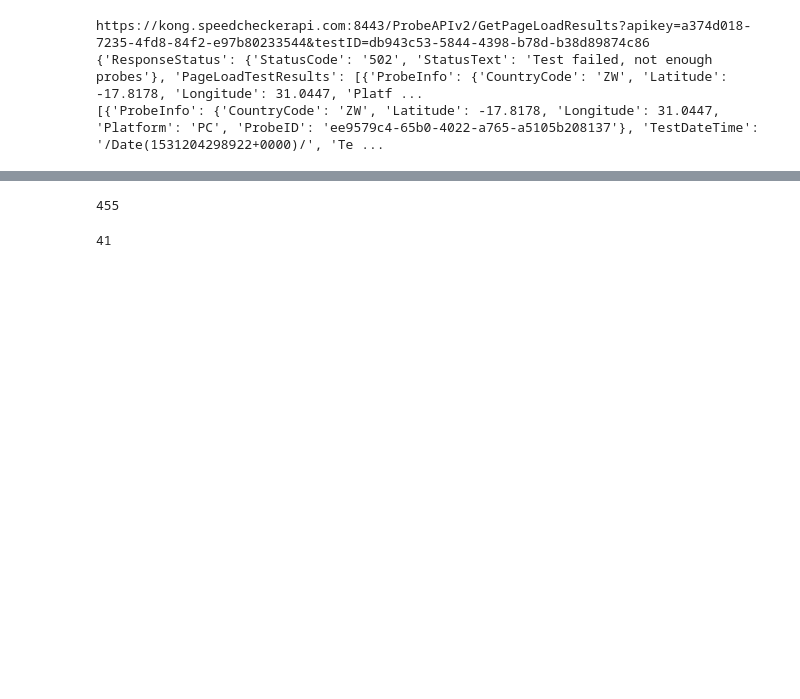
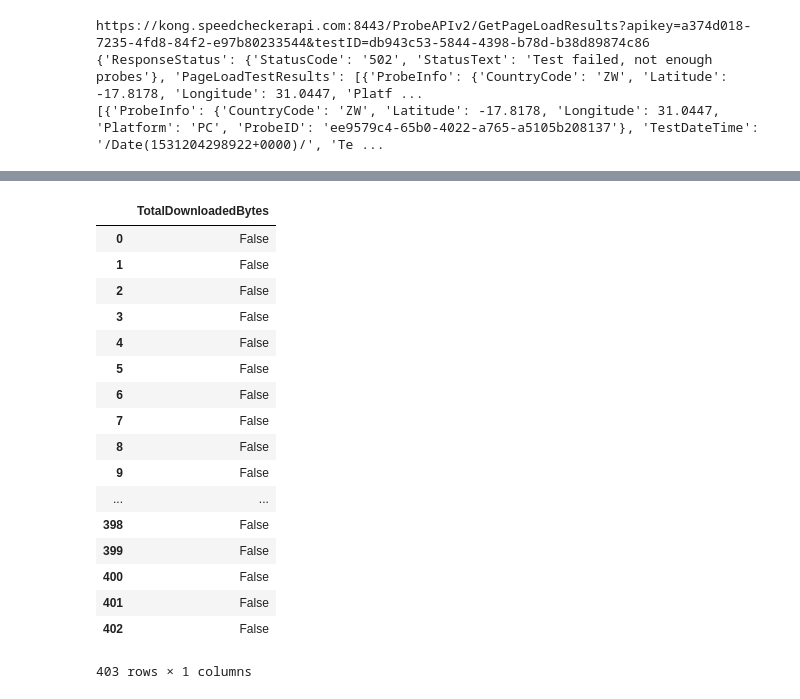
Before and after one commit to AFRINIC-Labs/content-africa-study, a Jupyter notebook: ampproject-study/Results-analysis.ipynb, the cells around one changed output, grey strips where cells are left out. Cells and saved outputs as stored; diff of their text form; code cells hidden in the pictures; blank space fills up the shorter version.

Commit message:
did some data cleaning

```diff
--- a/ampproject-study/Results-analysis.ipynb
+++ b/ampproject-study/Results-analysis.ipynb
@@ -168,10 +169,10 @@ df_ori_amp_results = df_ori_amp_results[(df_ori_amp_results.HTTPStatus == '200')
                                         (df_ori_amp_results['InitialConnection'] > 0) &
                                         (df_ori_amp_results['DNSLookupTime'] > 0)]
 # %%
-df_amp_viewer_results = pd.read_csv('data/amp_viewer_url_results.csv', sep='|', encoding='utf-8',
+df_amp_viewer_results = pd.read_csv('data/amp_viewer_url_results-1707201.csv', sep=';', encoding='utf-8',
                                     keep_default_na=False,
-                                    converters={'InitialConnection':int, 'DNSLookupTime':int})
-df_amp_viewer_results = df_amp_viewer_results[(df_amp_viewer_results.HTTPStatus == 200) &
-                                              (df_amp_viewer_results.StatusText == 'OK') &
-                                              (df_amp_viewer_results['InitialConnection'] > 0) &
-                                              (df_amp_viewer_results['DNSLookupTime'] > 0)]
+                                    converters={'InitialConnection':int, 'TotalDownloadedBytes':int})
+# df_amp_viewer_results = df_amp_viewer_results[(df_amp_viewer_results.HTTPStatus == 200) &
+#                                               (df_amp_viewer_results.StatusText == 'OK') &
+#                                               (df_amp_viewer_results['InitialConnection'] > 0) &
+#                                               (df_amp_viewer_results['DNSLookupTime'] > 0)]
@@ -197,9 +180,0 @@ df_amp_viewer_results.loc[df_amp_viewer_results['TotalDownloadedBytes'] > 100000
-# %%
-df_links = pd.read_csv('data/links_sample.csv', sep='|', encoding='latin1', keep_default_na=False)
-len(df_links)
-# %% [output]
-455
-# %%
-len(df_links['cc'].drop_duplicates())
-# %% [output]
-41
@@ -207,0 +181,21 @@ df
+# %%
+df_amp_viewer_results.iloc[:,[14]].applymap(np.isreal)
+# %% [output]
+|  | TotalDownloadedBytes |
+| 0 | False |
+| 1 | False |
+| 2 | False |
+| 3 | False |
+| 4 | False |
+| 5 | False |
+| 6 | False |
+| 7 | False |
+| 8 | False |
+| 9 | False |
+| ... | ... |
+| 398 | False |
+| 399 | False |
+| 400 | False |
+| 401 | False |
+| 402 | False |
+403 rows × 1 columns
```
Also changed, not shown: parts of 5 cells of this notebook, 30 other files.
